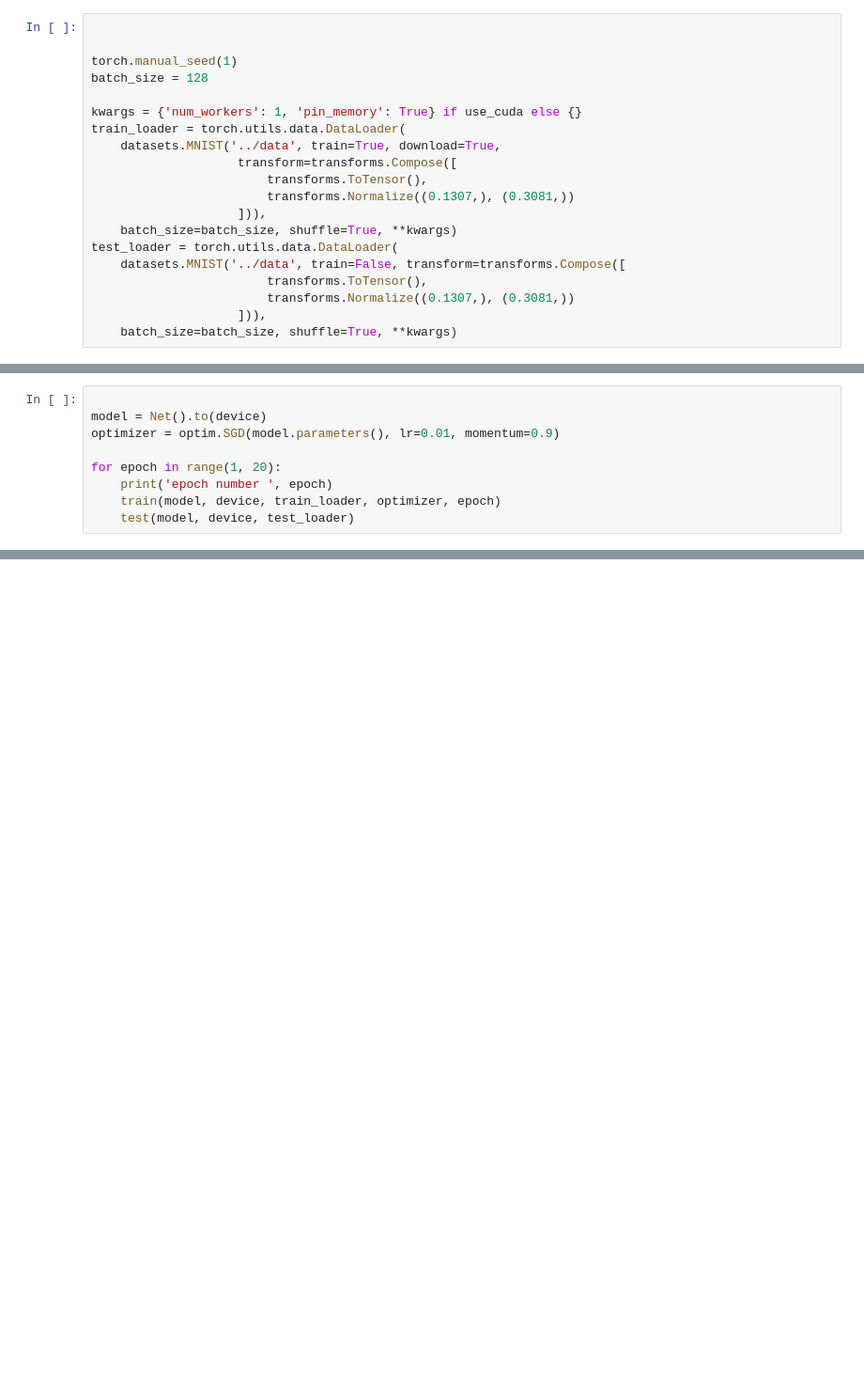
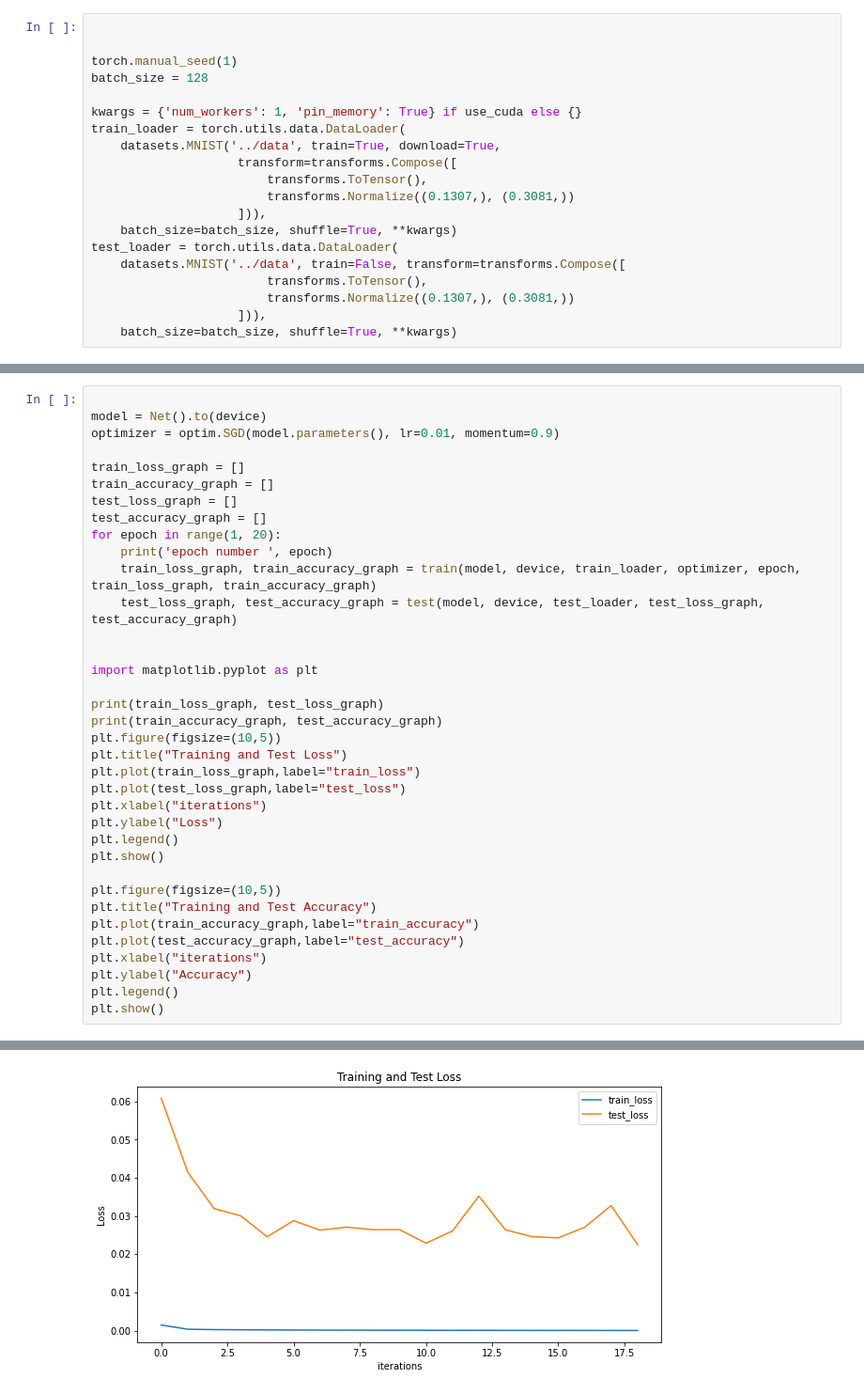
Before and after one commit to siddharthvij10/EVA6, a Jupyter notebook: Session4/Assignment.ipynb, the cells around one changed output, grey strips where cells are left out. Shown: that part at 94% size. Cells and saved outputs as stored; diff of their text form; blank space fills up the shorter version.

```diff
--- a/Session4/Assignment.ipynb
+++ b/Session4/Assignment.ipynb
@@ -146,9 +153,36 @@ def test(model, device, test_loader):
 model = Net().to(device)
 optimizer = optim.SGD(model.parameters(), lr=0.01, momentum=0.9)
 
+train_loss_graph = []
+train_accuracy_graph = []
+test_loss_graph = []
+test_accuracy_graph = []
 for epoch in range(1, 20):
     print('epoch number ', epoch)
-    train(model, device, train_loader, optimizer, epoch)
-    test(model, device, test_loader)
+    train_loss_graph, train_accuracy_graph = train(model, device, train_loader, optimizer, epoch, train_loss_graph, train_accuracy_graph)
+    test_loss_graph, test_accuracy_graph = test(model, device, test_loader, test_loss_graph, test_accuracy_graph)
+
+
+import matplotlib.pyplot as plt
+
+print(train_loss_graph, test_loss_graph)
+print(train_accuracy_graph, test_accuracy_graph)
+plt.figure(figsize=(10,5))
+plt.title("Training and Test Loss")
+plt.plot(train_loss_graph,label="train_loss")
+plt.plot(test_loss_graph,label="test_loss")
+plt.xlabel("iterations")
+plt.ylabel("Loss")
+plt.legend()
+plt.show()
+
+plt.figure(figsize=(10,5))
+plt.title("Training and Test Accuracy")
+plt.plot(train_accuracy_graph,label="train_accuracy")
+plt.plot(test_accuracy_graph,label="test_accuracy")
+plt.xlabel("iterations")
+plt.ylabel("Accuracy")
+plt.legend()
+plt.show()
 # %% [output]
 epoch number  1
@@ -170,0 +205 @@ Test set: Average loss: 0.0262, Accuracy: 9916/10000 (99.16%)
+[figure, added]
```
Also changed, not shown: parts of 4 cells of this notebook.
